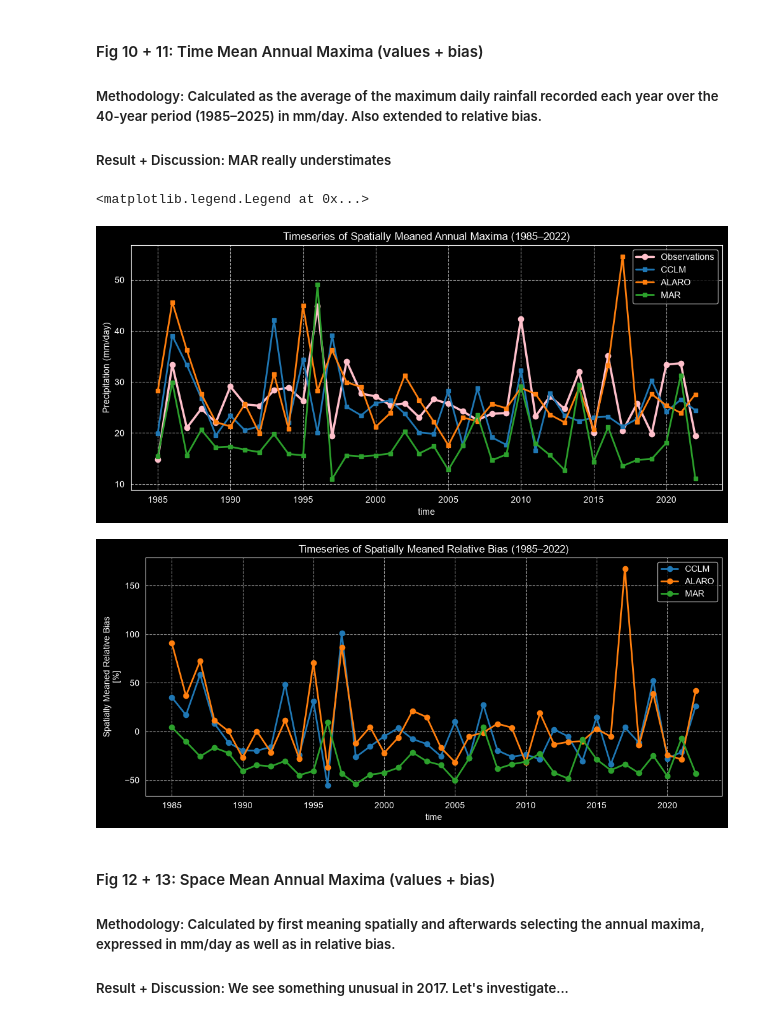
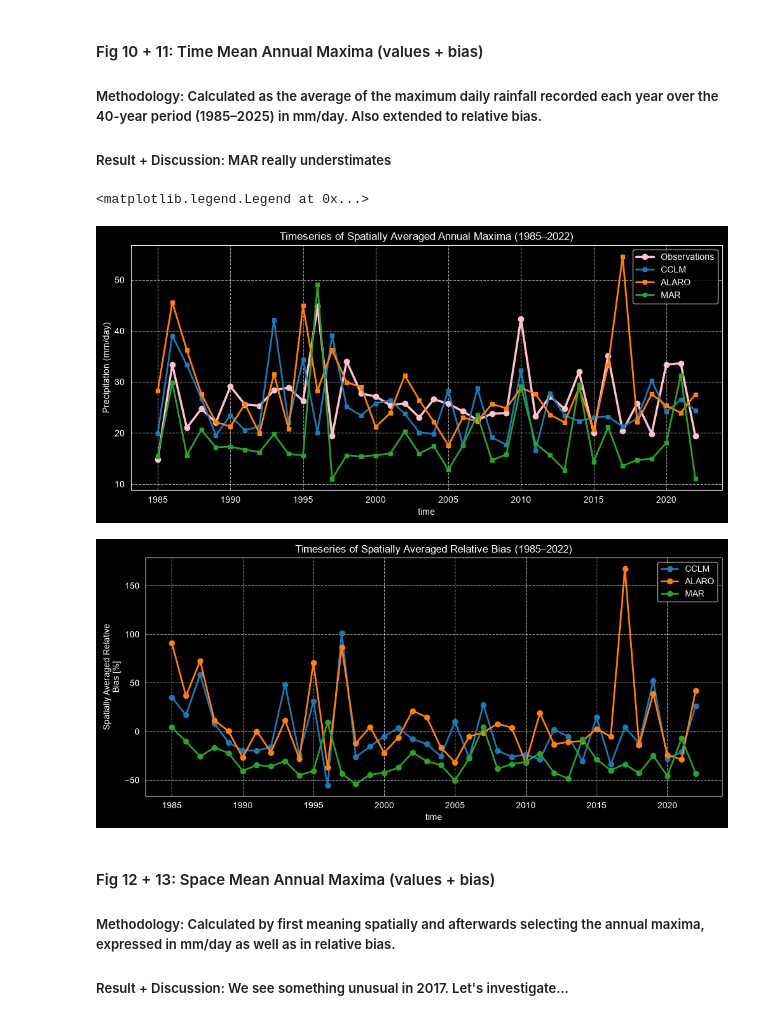
Before and after one commit to msleypen/RMI, a Jupyter notebook: main.ipynb, the cells around one changed output. Drawn from its saved outputs; the diff is of its cells as text; code cells hidden in the pictures.

```diff
--- a/main.ipynb
+++ b/main.ipynb
@@ -349,7 +349,10 @@ for i, name in enumerate(models.keys(), start=1):
     bias_sdii = ((sdii_models[name] - sdii_obs) / sdii_obs) * 100
     bias_sdii.attrs['long_name'] = 'Relative Bias'
     bias_sdii.attrs['units'] = '%'
-    bias_sdii.plot(cmap='RdBu_r', vmin=-30, vmax=30)
+    if name == 'MAR':
+        bias_sdii.plot(cmap='Reds_r')
+    else:
+        bias_sdii.plot(cmap='RdBu', vmin=-20, vmax=20)
     plt.title(f'{name} SDII Relative Bias')
 
 plt.tight_layout()
@@ -583,7 +586,10 @@ for i, (name, mean_max_model) in enumerate(mean_max_models.items(), start=1):
     bias.attrs['long_name'] = 'Relative Bias'
     bias.attrs['units'] = '%'
 
-    bias.plot(cmap='RdBu_r')
+    if name == 'MAR':
+        bias.plot(cmap='Reds_r')
+    else:
+        bias.plot(cmap='RdBu', vmin=-25, vmax=25)
     plt.title(f'{name} Relative Bias')
 
 plt.tight_layout()
@@ -621,38 +627,38 @@ for name, spatial_mean_max_models in spatial_mean_max_models_dict.items():
     model_plot = spatial_mean_max_models.assign_coords(time=spatial_mean_max_models.time.dt.year)
     model_plot.plot(label=name, color=colors[name], marker='s', linewidth=2, markersize=5)
 
-plt.title('Timeseries of Spatially Meaned Annual Maxima (1985–2022)')
+plt.title('Timeseries of Spatially Averaged Annual Maxima (1985–2022)')
 plt.ylabel('Precipitation (mm/day)')
 plt.grid(True, linestyle='--', alpha=0.6)
 plt.legend()
 
 
 # ==============================================================================
 # --- SECOND PLOT: Relative Bias ---
 # ==============================================================================
 plt.figure(figsize=(12, 5))
 
 for name, spatial_mean_max_models in spatial_mean_max_models_dict.items():
     # Calculate yearly relative bias over space
     yearly_bias = ((spatial_mean_max_models - spatial_mean_max_obs) / spatial_mean_max_obs) * 100
 
     # Assign attributes to yearly_bias so the plot labels itself correctly
-    yearly_bias.attrs['long_name'] = 'Spatially Meaned Relative Bias'
+    yearly_bias.attrs['long_name'] = 'Spatially Averaged Relative Bias'
     yearly_bias.attrs['units'] = '%'
 
     # Clean up the time coordinate to show just the year on the X-axis
     yearly_bias = yearly_bias.assign_coords(time=yearly_bias.time.dt.year)
 
     # Plot the relative bias using consistent model colors
     yearly_bias.plot(label=name, color=colors[name], marker='o', linewidth=2)
 
-plt.title('Timeseries of Spatially Meaned Relative Bias (1985–2022)')
+plt.title('Timeseries of Spatially Averaged Relative Bias (1985–2022)')
 plt.grid(True, linestyle='--', alpha=0.6)
 plt.legend()
 # %% [output]
 <matplotlib.legend.Legend at 0x...>
 [figure]
-[figure, old version]
+[figure, new version]
 # %% [markdown]
 #### Fig 12 + 13: Space Mean Annual Maxima (values + bias)
 
```
Also changed, not shown: parts of 10 cells of this notebook.
